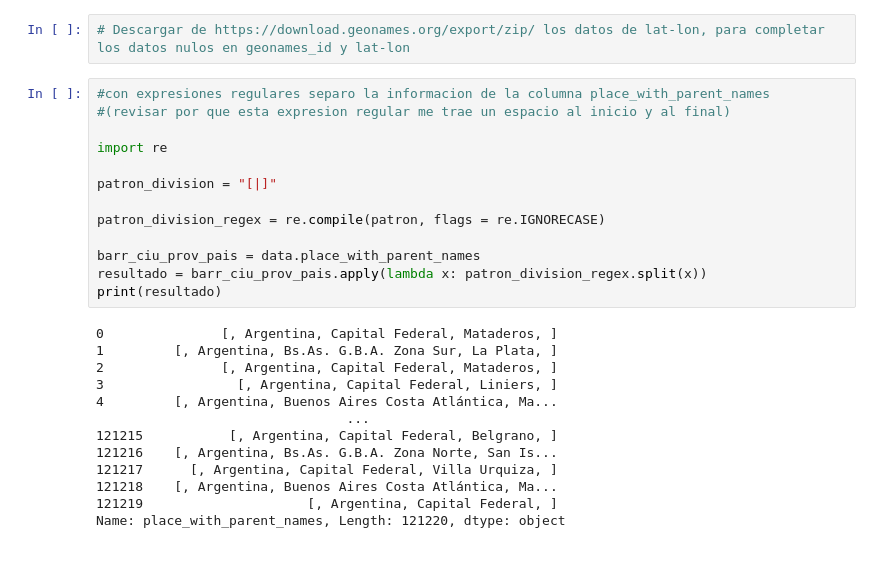
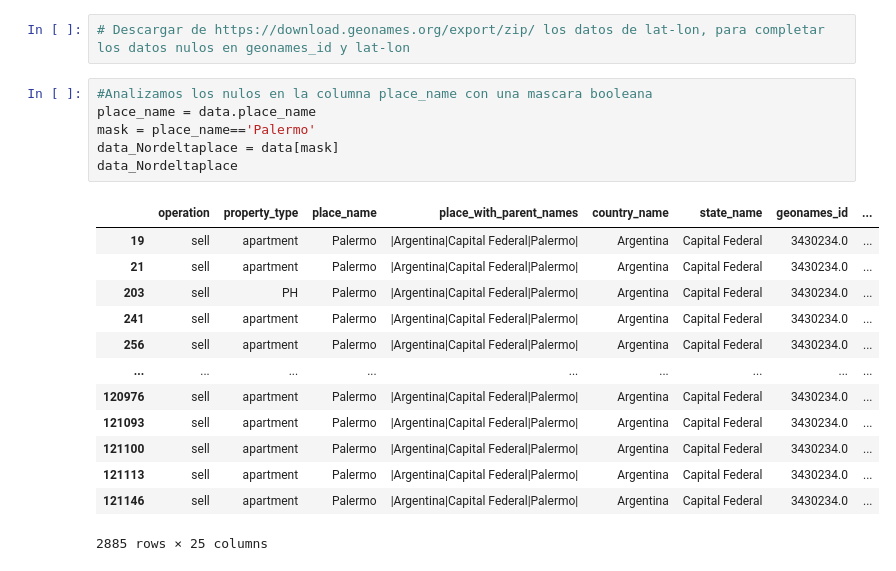
Before and after one commit to BenkosT/TP_Limpieza, a Jupyter notebook: Notebooks/Limpieza.ipynb, the cells around one changed output. Cells and saved outputs as stored; diff of their text form.

```diff
--- a/Notebooks/Limpieza.ipynb
+++ b/Notebooks/Limpieza.ipynb
@@ -146,28 +213,22 @@ data_inter
 # %%
 # Descargar de https://download.geonames.org/export/zip/ los datos de lat-lon, para completar los datos nulos en geonames_id y lat-lon
-# %%
-#con expresiones regulares separo la informacion de la columna place_with_parent_names
-#(revisar por que esta expresion regular me trae un espacio al inicio y al final)
-
-import re
-
-patron_division = "[|]"
-
-patron_division_regex = re.compile(patron, flags = re.IGNORECASE)
-
-barr_ciu_prov_pais = data.place_with_parent_names
-resultado = barr_ciu_prov_pais.apply(lambda x: patron_division_regex.split(x))
-print(resultado)
-# %% [output]
-0               [, Argentina, Capital Federal, Mataderos, ]
-1         [, Argentina, Bs.As. G.B.A. Zona Sur, La Plata, ]
-2               [, Argentina, Capital Federal, Mataderos, ]
-3                 [, Argentina, Capital Federal, Liniers, ]
-4         [, Argentina, Buenos Aires Costa Atlántica, Ma...
-                                ...
-121215           [, Argentina, Capital Federal, Belgrano, ]
-121216    [, Argentina, Bs.As. G.B.A. Zona Norte, San Is...
-121217      [, Argentina, Capital Federal, Villa Urquiza, ]
-121218    [, Argentina, Buenos Aires Costa Atlántica, Ma...
-121219                     [, Argentina, Capital Federal, ]
-Name: place_with_parent_names, Length: 121220, dtype: object
+# %%
+#Analizamos los nulos en la columna place_name con una mascara booleana
+place_name = data.place_name
+mask = place_name=='Palermo'
+data_Nordeltaplace = data[mask]
+data_Nordeltaplace
+# %% [output]
+|  | operation | property_type | place_name | place_with_parent_names | country_name | state_name | geonames_id | ... |
+| 19 | sell | apartment | Palermo | |Argentina|Capital Federal|Palermo| | Argentina | Capital Federal | 3430234.0 | ... |
+| 21 | sell | apartment | Palermo | |Argentina|Capital Federal|Palermo| | Argentina | Capital Federal | 3430234.0 | ... |
+| 203 | sell | PH | Palermo | |Argentina|Capital Federal|Palermo| | Argentina | Capital Federal | 3430234.0 | ... |
+| 241 | sell | apartment | Palermo | |Argentina|Capital Federal|Palermo| | Argentina | Capital Federal | 3430234.0 | ... |
+| 256 | sell | apartment | Palermo | |Argentina|Capital Federal|Palermo| | Argentina | Capital Federal | 3430234.0 | ... |
+| ... | ... | ... | ... | ... | ... | ... | ... | ... |
+| 120976 | sell | apartment | Palermo | |Argentina|Capital Federal|Palermo| | Argentina | Capital Federal | 3430234.0 | ... |
+| 121093 | sell | apartment | Palermo | |Argentina|Capital Federal|Palermo| | Argentina | Capital Federal | 3430234.0 | ... |
+| 121100 | sell | apartment | Palermo | |Argentina|Capital Federal|Palermo| | Argentina | Capital Federal | 3430234.0 | ... |
+| 121113 | sell | apartment | Palermo | |Argentina|Capital Federal|Palermo| | Argentina | Capital Federal | 3430234.0 | ... |
+| 121146 | sell | apartment | Palermo | |Argentina|Capital Federal|Palermo| | Argentina | Capital Federal | 3430234.0 | ... |
+2885 rows × 25 columns
```
Also changed, not shown: parts of 9 cells of this notebook.
